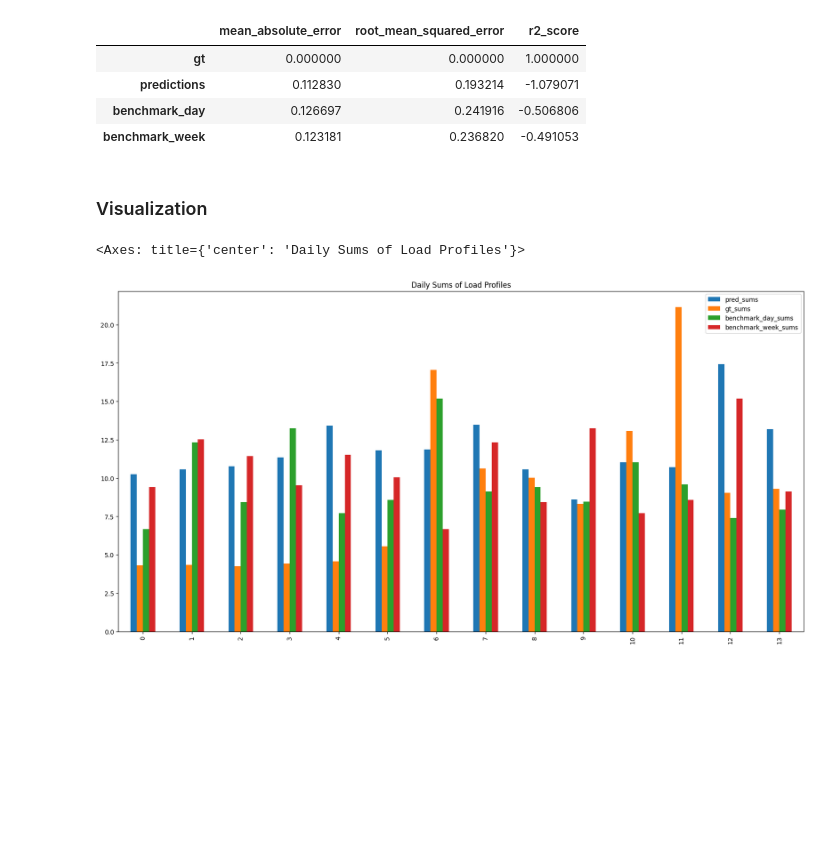
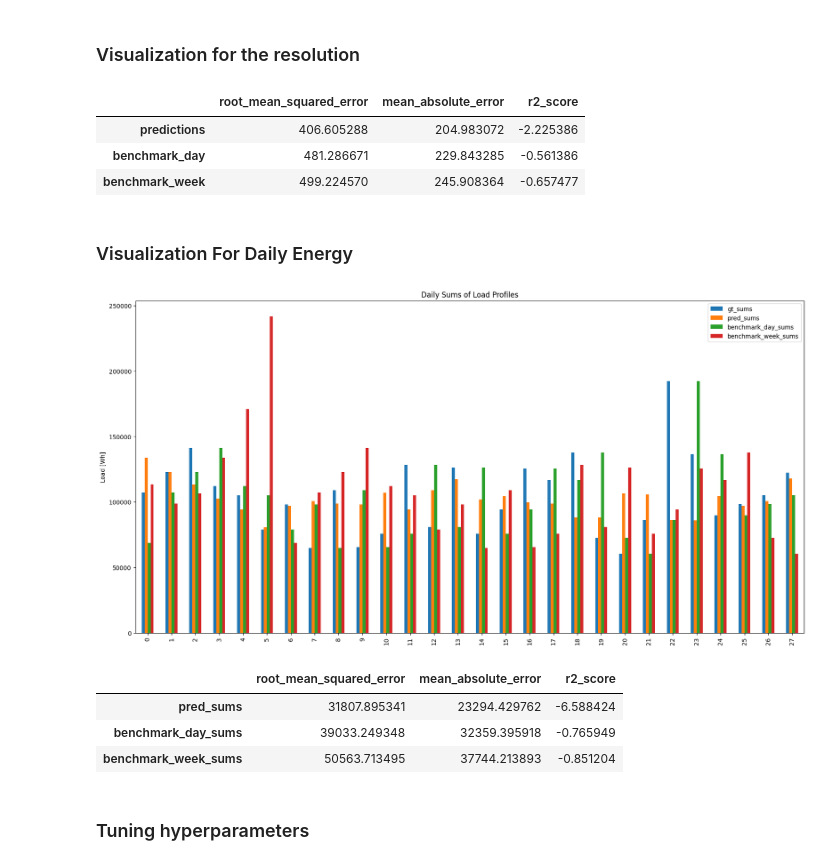
Before and after one commit to tsbyq/WattCast, a Jupyter notebook: bin/benchmarks.ipynb, the cells around one changed output. Saved outputs shown, nothing was run; the diff lists cells and outputs as text; code cells hidden in the pictures; blank space fills up the shorter version.

```diff
--- a/bin/benchmarks.ipynb
+++ b/bin/benchmarks.ipynb
@@ -119,4 +68,5 @@ df["load_of_last_day"] = df.iloc[:,:-1].sum(axis=1).shift(1)
 # %%
 years = get_year_list(df)
-df_holidays_dummies = get_holidays(years, "DE")
+df_holidays_dummies = get_holidays(years, "AT")
 df_holidays = create_holiday_features(df, df_holidays_dummies)
+df = pd.concat([df, df_holidays], axis=1)
@@ -129 +73,6 @@ n_features = df_final.shape[0] - n_timesteps_per_day
+# %%
+df = create_datetime_features(df)
+df_final = df.astype('float32').iloc[:-1,:]
+n_features = df_final.shape[1] - n_timesteps_per_day
+n_timesteps = df_final.shape[0] * n_timesteps_per_day
 # %%
@@ -197,3 +119,20 @@ benchmark_week = gt.shift(96*7).fillna(0)
+# %%
+predictions = model.predict(X_test)
+predictions_reshaped = predictions.reshape(-1,1).flatten()
+predictions_reshaped[predictions_reshaped < 0] = 0 # removing negative values
+# reverse the scaling and boxcox transformation of the predictions
+predictions_reshaped = scaler.inverse_transform(predictions_reshaped.reshape(-1,1)).flatten()
+if config_features['boxcox']:
+    predictions_reshaped = inverse_boxcox_transform(pd.DataFrame(predictions_reshaped), lam).values.flatten()
+# %%
+# create the persistence benchmarks
+gt = df_first.loc[test_idx]
+benchmark_day = gt.shift(n_timesteps_per_day).fillna(0).values.flatten() # previous day
+benchmark_week = gt.shift(n_timesteps_per_day*7).fillna(0).values.flatten() # same day of previous week
+
+gt = gt.values.flatten()
+# %% [markdown]
+### Visualization for the resolution
 # %%
 df_compare = pd.DataFrame({'gt':gt,
                             'predictions': predictions_reshaped,
@@ -202,11 +141,3 @@ df_compare = pd.DataFrame({'gt':gt,
                             )[96*7:]
 
 px.line(df_compare,  title='XGBoost Regression')
-# %%
-calc_metrics(df_compare[7*96:], [mean_absolute_error, mean_squared_error, r2_score])
-# %% [output]
-|  | mean_absolute_error | root_mean_squared_error | r2_score |
-| gt | 0.000000 | 0.000000 | 1.000000 |
-| predictions | 0.112830 | 0.193214 | -1.079071 |
-| benchmark_day | 0.126697 | 0.241916 | -0.506806 |
-| benchmark_week | 0.123181 | 0.236820 | -0.491053 |
@@ -216,14 +144,41 @@ benchmark_week_per_day = benchmark_week.values.reshape(predictions.shape)[7:]
+# %%
+df_metrics = calc_metrics(df_compare, [mean_squared_error,mean_absolute_error, r2_score])
+df_metrics
+# %% [output]
+|  | root_mean_squared_error | mean_absolute_error | r2_score |
+| predictions | 406.605288 | 204.983072 | -2.225386 |
+| benchmark_day | 481.286671 | 229.843285 | -0.561386 |
+| benchmark_week | 499.224570 | 245.908364 | -0.657477 |
 # %% [markdown]
-### Visualization
+### Visualization For Daily Energy
 # %%
-df_daily_sum = pd.DataFrame({'pred_sums': predictions.sum(axis=1)[7:],
-                            'gt_sums': y_test.sum(axis=1)[7:],
+benchmark_day_per_day = benchmark_day.reshape(predictions.shape)[7:]
+benchmark_week_per_day = benchmark_week.reshape(predictions.shape)[7:]
+predictions_per_day = predictions_reshaped.reshape(predictions.shape)[7:].sum(axis=1)
+gt_per_day = gt.reshape(predictions.shape)[7:].sum(axis=1)
+
+
+df_daily_sum = pd.DataFrame({
+                            'gt_sums':gt_per_day,
+                            'pred_sums': predictions_per_day,
                             'benchmark_day_sums': benchmark_day_per_day.sum(axis=1),
                             'benchmark_week_sums': benchmark_week_per_day.sum(axis=1)
-                             })[:14]
+                             })[:28] * 4
+
 
 
 df_daily_sum.plot(title='Daily Sums of Load Profiles', kind='bar', figsize=(20,10))
+plt.ylabel('Load [Wh]')
+plt.show()
 # %% [output]
-<Axes: title={'center': 'Daily Sums of Load Profiles'}>
-[figure, old version]
+[figure, new version]
+# %%
+df_metrics_daily = calc_metrics(df_daily_sum, [mean_squared_error,mean_absolute_error, r2_score])
+df_metrics_daily
+# %% [output]
+|  | root_mean_squared_error | mean_absolute_error | r2_score |
+| pred_sums | 31807.895341 | 23294.429762 | -6.588424 |
+| benchmark_day_sums | 39033.249348 | 32359.395918 | -0.765949 |
+| benchmark_week_sums | 50563.713495 | 37744.213893 | -0.851204 |
+# %% [markdown]
+### Tuning hyperparameters
```
Also changed, not shown: parts of 17 cells of this notebook, 1 other file.
